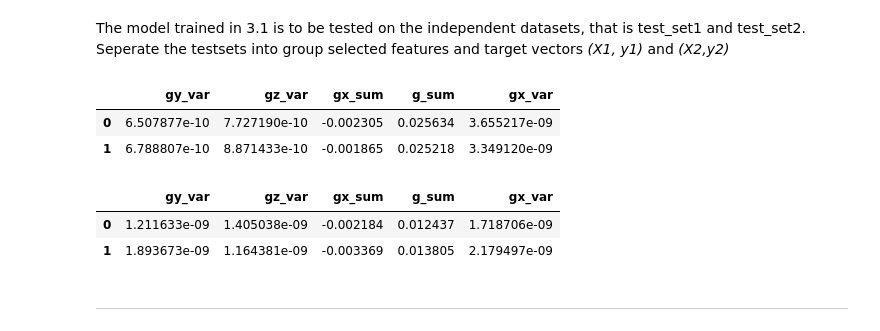
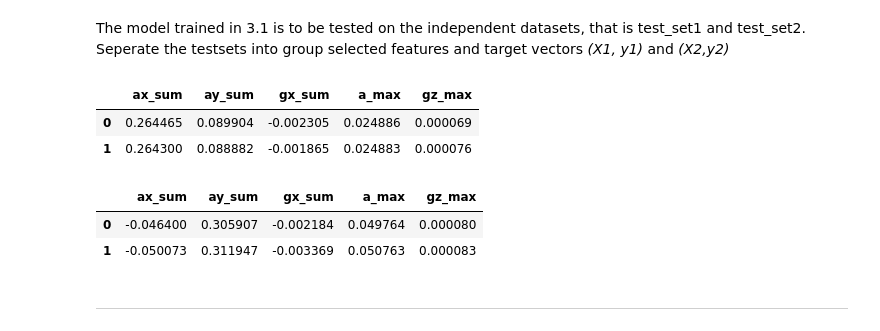
Before and after one commit to azizaahsan1/engg680_2024_fall, a Jupyter notebook: Lab_Assignment4/Assignment 4.ipynb, the cells around one changed output. Cells and saved outputs as stored; diff of their text form; code cells hidden in the pictures.

```diff
--- a/Lab_Assignment4/Assignment 4.ipynb
+++ b/Lab_Assignment4/Assignment 4.ipynb
@@ -843,21 +843,21 @@ Seperate the testsets into group selected features and target vectors *(X1, y1)*
 # %%
 # TODO - Load the target vector from test_set1 into y1, and the group selected features from test_set1 into X1
 y1 = test_set1['motion_state']
-X1 = test_set1[['gy_var', 'gz_var', 'gx_sum', 'g_sum', 'gx_var']]
+X1 = test_set1[['ax_sum', 'ay_sum', 'gx_sum', 'a_max', 'gz_max']]
 X1.head(2)
 # %% [output]
-|  | gy_var | gz_var | gx_sum | g_sum | gx_var |
-| 0 | 6.507877e-10 | 7.727190e-10 | -0.002305 | 0.025634 | 3.655217e-09 |
-| 1 | 6.788807e-10 | 8.871433e-10 | -0.001865 | 0.025218 | 3.349120e-09 |
+|  | ax_sum | ay_sum | gx_sum | a_max | gz_max |
+| 0 | 0.264465 | 0.089904 | -0.002305 | 0.024886 | 0.000069 |
+| 1 | 0.264300 | 0.088882 | -0.001865 | 0.024883 | 0.000076 |
 # %%
 # TODO - Load the target vector from test_set2 into y2, and the group selected features from test_set2 into X2
 y2 = test_set2['motion_state']
-X2 = test_set2[['gy_var', 'gz_var', 'gx_sum', 'g_sum', 'gx_var']]
+X2 = test_set2[['ax_sum', 'ay_sum', 'gx_sum', 'a_max', 'gz_max']]
 X2.head(2)
 # %% [output]
-|  | gy_var | gz_var | gx_sum | g_sum | gx_var |
-| 0 | 1.211633e-09 | 1.405038e-09 | -0.002184 | 0.012437 | 1.718706e-09 |
-| 1 | 1.893673e-09 | 1.164381e-09 | -0.003369 | 0.013805 | 2.179497e-09 |
+|  | ax_sum | ay_sum | gx_sum | a_max | gz_max |
+| 0 | -0.046400 | 0.305907 | -0.002184 | 0.049764 | 0.000080 |
+| 1 | -0.050073 | 0.311947 | -0.003369 | 0.050763 | 0.000083 |
 # %% [markdown]
 ___
 # %% [markdown]
```
Also changed, not shown: parts of 12 cells of this notebook.
